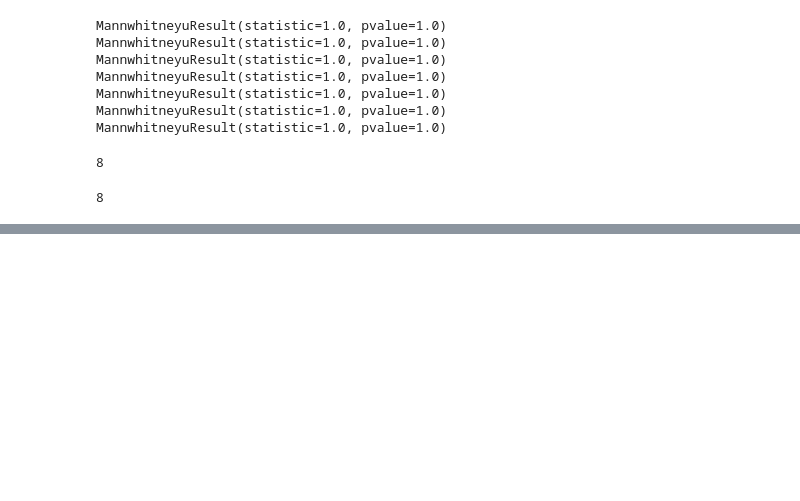
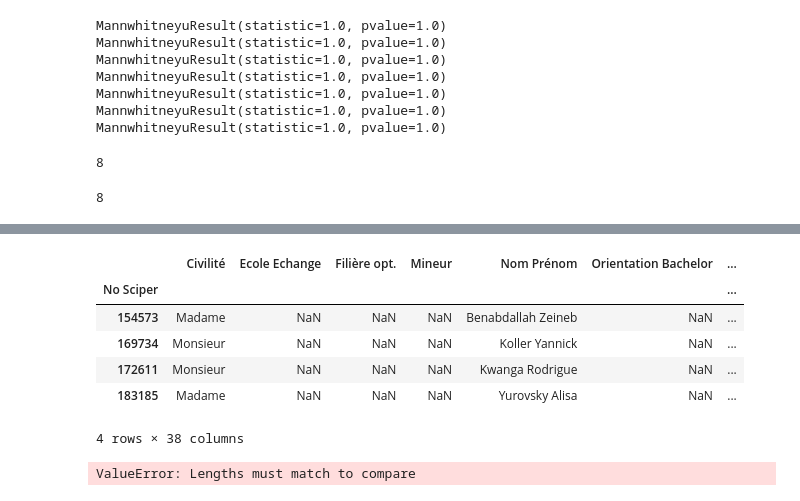
Before and after one commit to sylb/adaHomeworks, a Jupyter notebook: 02 - Data from the Web/Presentation_notebook.ipynb, the cells around one changed output, grey strips where cells are left out. Drawn from its saved outputs; the diff is of its cells as text; code cells hidden in the pictures; blank space fills up the shorter version.

```diff
--- a/02 - Data from the Web/Presentation_notebook.ipynb
+++ b/02 - Data from the Web/Presentation_notebook.ipynb
@@ -289,0 +343,17 @@ len(dfSem)
+# %%
+dfMA_completetemp[dfMA_completetemp["Spécialisation"] == "Biocomputing"]
+# %% [output]
+|  | Civilité | Ecole Echange | Filière opt. | Mineur | Nom Prénom | Orientation Bachelor | ... |
+| No Sciper |  |  |  |  |  |  | ... |
+| 154573 | Madame | NaN | NaN | NaN | Benabdallah Zeineb | NaN | ... |
+| 169734 | Monsieur | NaN | NaN | NaN | Koller Yannick | NaN | ... |
+| 172611 | Monsieur | NaN | NaN | NaN | Kwanga Rodrigue | NaN | ... |
+| 183185 | Madame | NaN | NaN | NaN | Yurovsky Alisa | NaN | ... |
+4 rows × 38 columns
+# %%
+for i in range(1,len(dfG.Spécialisation.unique())):
+    j = dfG.Spécialisation.unique()[i] #get specialisation string
+    spe = dfMA_completetemp[dfMA_completetemp["Spécialisation"] == j]
+    print(mannwhitneyu([spe.Nb_Semesters], [dfMA_completetemp.Nb_Semesters], alternative='two-sided'))
+# %% [output]
+ValueError: Lengths must match to compare
```
Also changed, not shown: parts of 6 cells of this notebook.
